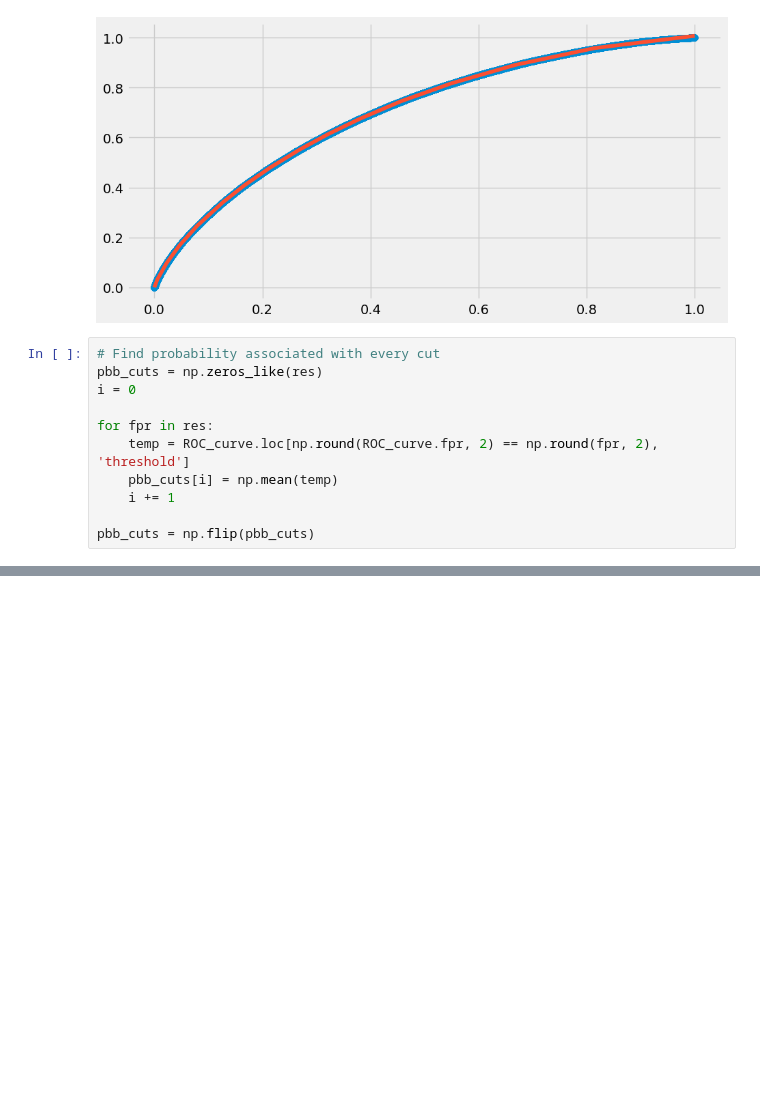
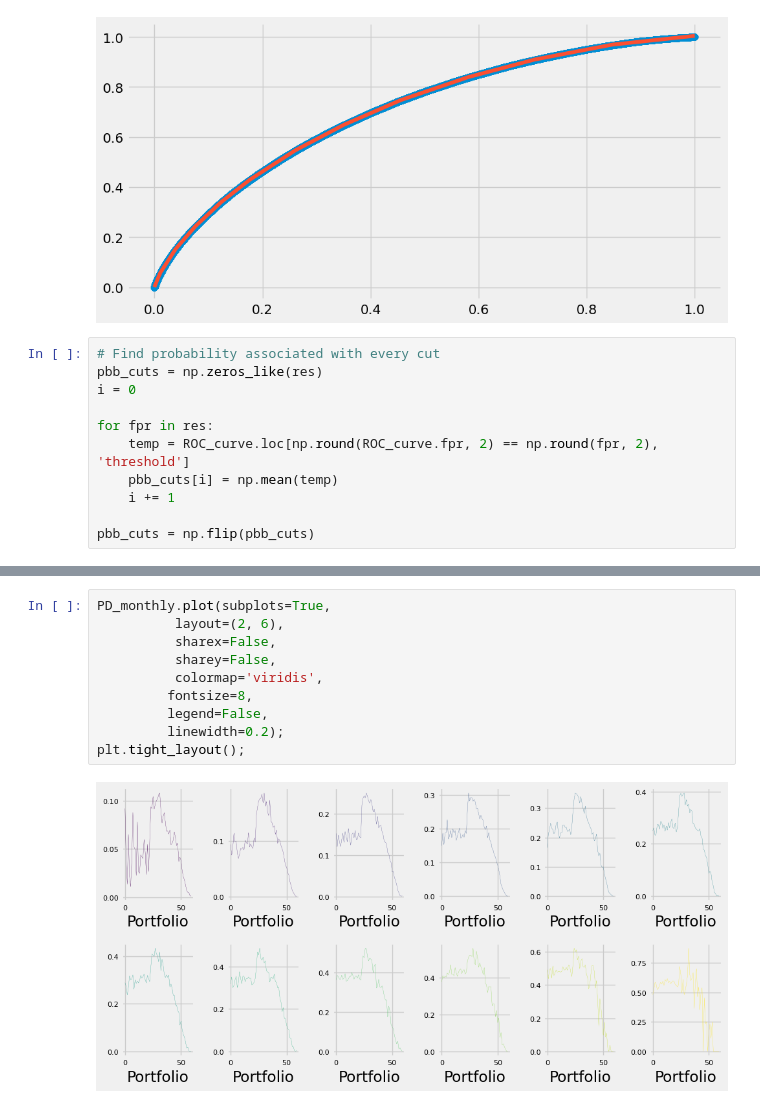
Before and after one commit to preetmodi/Credit-Risk-Analytics, a Jupyter notebook: PD calibration.ipynb, the cells around one changed output, grey strips where cells are left out. Cells and saved outputs as stored; diff of their text form; blank space fills up the shorter version.

```diff
--- a/PD calibration.ipynb
+++ b/PD calibration.ipynb
@@ -395,0 +479,12 @@ PD_monthly
+# %%
+PD_monthly.plot(subplots=True,
+          layout=(2, 6),
+          sharex=False,
+          sharey=False,
+          colormap='viridis',
+         fontsize=8,
+         legend=False,
+         linewidth=0.2);
+plt.tight_layout();
+# %% [output]
+[figure, added]
```
Also changed, not shown: parts of 35 cells of this notebook.
